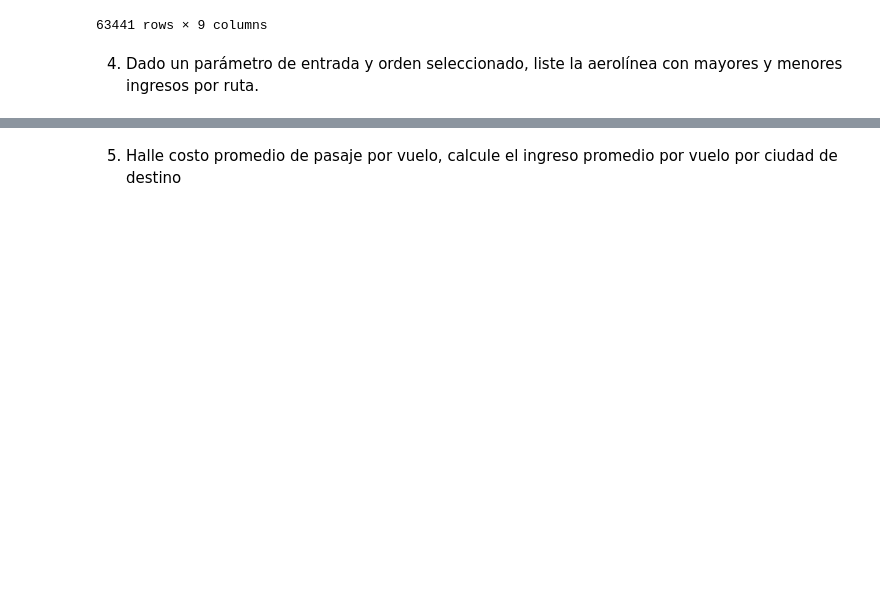
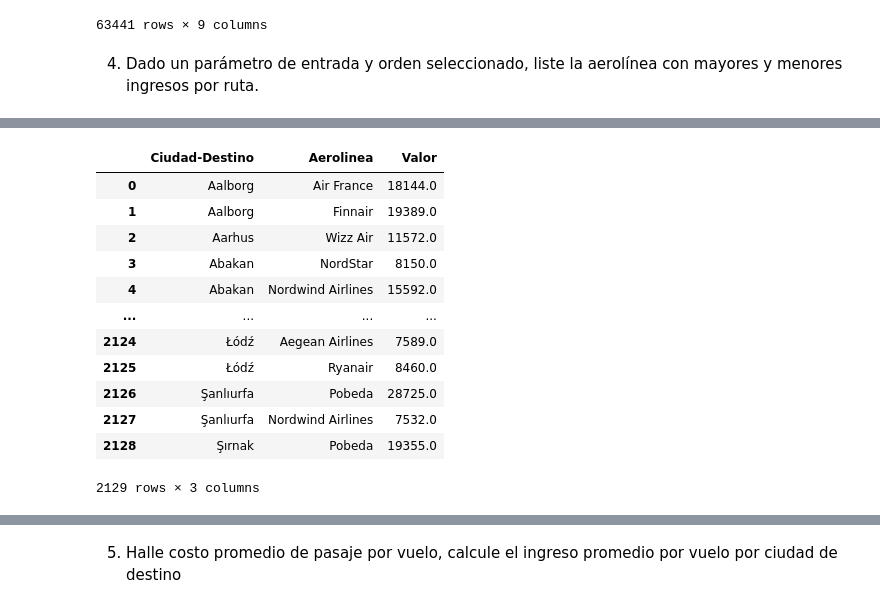
Before and after one commit to juandahur/ML-UdeA-Reto-Tec, a Jupyter notebook: Reto_Tecnologico.ipynb, the cells around one changed output, grey strips where cells are left out. Saved outputs shown, nothing was run; the diff lists cells and outputs as text; code cells hidden in the pictures; blank space fills up the shorter version.

```diff
--- a/Reto_Tecnologico.ipynb
+++ b/Reto_Tecnologico.ipynb
@@ -141,0 +185,18 @@ mayores y menores ingresos por ruta.
+# %%
+#ticket_dataset_ruta = ticket_dataset[['destination','value','airline']].groupby(['destination','airline','value']).sum().sort_values('destination',ascending=True).reset_index()
+df_suma_destino_aerolinea = df_ciudades_aerolineas.groupby(['Ciudad-Destino','Aerolinea']).sum('Valor').sort_values('Ciudad-Destino',ascending=True).reset_index()
+df_suma_destino_aerolinea
+# %% [output]
+|  | Ciudad-Destino | Aerolinea | Valor |
+| 0 | Aalborg | Air France | 18144.0 |
+| 1 | Aalborg | Finnair | 19389.0 |
+| 2 | Aarhus | Wizz Air | 11572.0 |
+| 3 | Abakan | NordStar | 8150.0 |
+| 4 | Abakan | Nordwind Airlines | 15592.0 |
+| ... | ... | ... | ... |
+| 2124 | Łódź | Aegean Airlines | 7589.0 |
+| 2125 | Łódź | Ryanair | 8460.0 |
+| 2126 | Şanlıurfa | Pobeda | 28725.0 |
+| 2127 | Şanlıurfa | Nordwind Airlines | 7532.0 |
+| 2128 | Şırnak | Pobeda | 19355.0 |
+2129 rows × 3 columns
```
Also changed, not shown: parts of 11 cells of this notebook.
